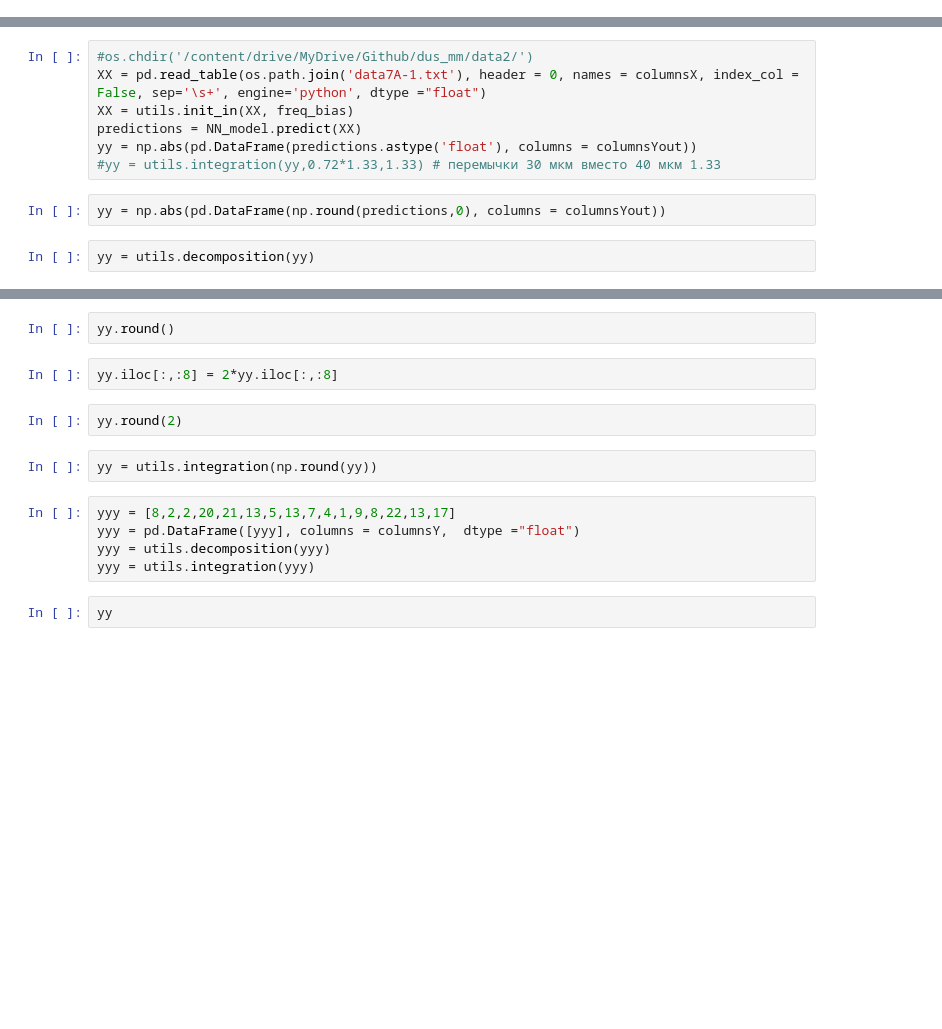
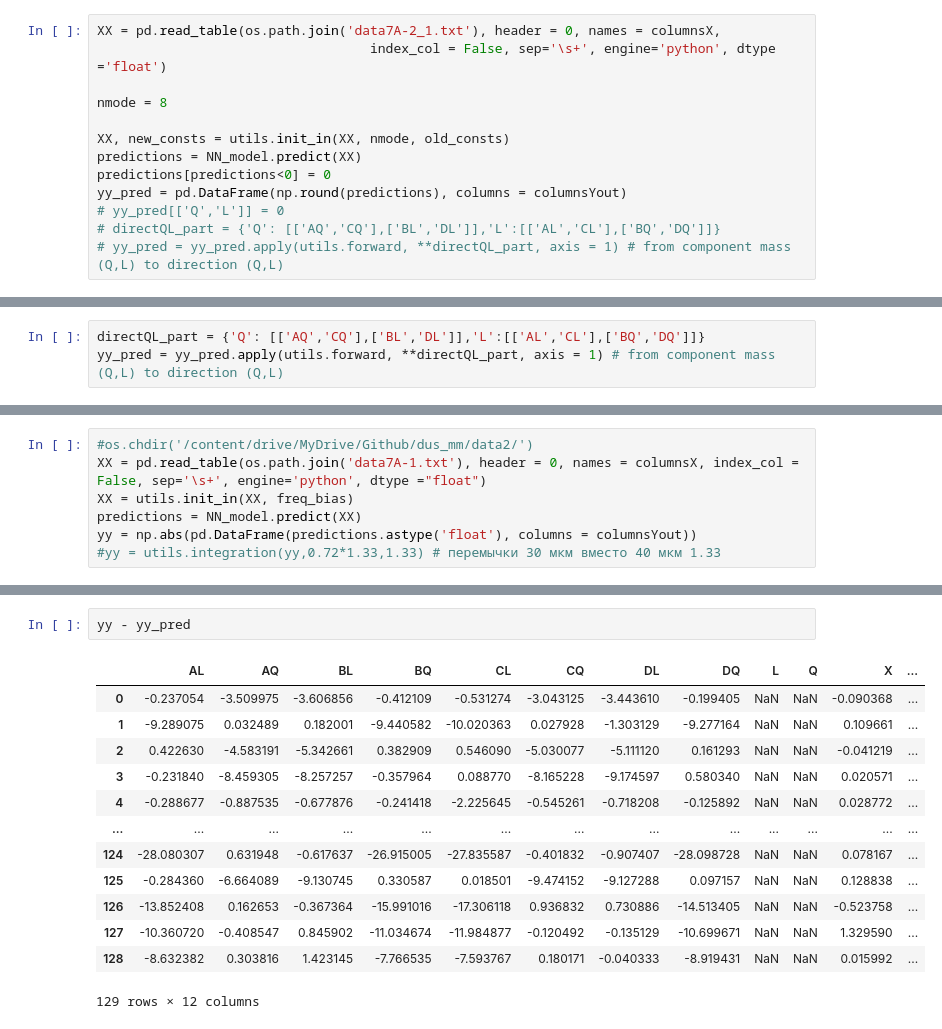
Before and after one commit to maks-tabu/dus_mm, a Jupyter notebook: dus_ml.ipynb, the cells around one changed output, grey strips where cells are left out. Drawn from its saved outputs; the diff is of its cells as text; blank space fills up the shorter version.

```diff
--- a/dus_ml.ipynb
+++ b/dus_ml.ipynb
@@ -215,0 +209,13 @@ yy - y_test
+# %%
+XX = pd.read_table(os.path.join('data7A-2_1.txt'), header = 0, names = columnsX,
+                                   index_col = False, sep='\s+', engine='python', dtype ='float')
+
+nmode = 8
+
+XX, new_consts = utils.init_in(XX, nmode, old_consts)
+predictions = NN_model.predict(XX)
+predictions[predictions<0] = 0
+yy_pred = pd.DataFrame(np.round(predictions), columns = columnsYout)
+# yy_pred[['Q','L']] = 0
+# directQL_part = {'Q': [['AQ','CQ'],['BL','DL']],'L':[['AL','CL'],['BQ','DQ']]}
+# yy_pred = yy_pred.apply(utils.forward, **directQL_part, axis = 1) # from component mass (Q,L) to direction (Q,L)
@@ -215,0 +234,3 @@ yy - y_test
+# %%
+directQL_part = {'Q': [['AQ','CQ'],['BL','DL']],'L':[['AL','CL'],['BQ','DQ']]}
+yy_pred = yy_pred.apply(utils.forward, **directQL_part, axis = 1) # from component mass (Q,L) to direction (Q,L)
@@ -220,7 +260,3 @@ XX = utils.init_in(XX, freq_bias)
 predictions = NN_model.predict(XX)
 yy = np.abs(pd.DataFrame(predictions.astype('float'), columns = columnsYout))
 #yy = utils.integration(yy,0.72*1.33,1.33) # перемычки 30 мкм вместо 40 мкм 1.33
-# %%
-yy = np.abs(pd.DataFrame(np.round(predictions,0), columns = columnsYout))
-# %%
-yy = utils.decomposition(yy)
@@ -239,15 +280,16 @@ np.round(yy)
 # %%
-yy.round()
+yy - yy_pred
+# %% [output]
+|  | AL | AQ | BL | BQ | CL | CQ | DL | DQ | L | Q | X | ... |
+| 0 | -0.237054 | -3.509975 | -3.606856 | -0.412109 | -0.531274 | -3.043125 | -3.443610 | -0.199405 | NaN | NaN | -0.090368 | ... |
+| 1 | -9.289075 | 0.032489 | 0.182001 | -9.440582 | -10.020363 | 0.027928 | -1.303129 | -9.277164 | NaN | NaN | 0.109661 | ... |
+| 2 | 0.422630 | -4.583191 | -5.342661 | 0.382909 | 0.546090 | -5.030077 | -5.111120 | 0.161293 | NaN | NaN | -0.041219 | ... |
+| 3 | -0.231840 | -8.459305 | -8.257257 | -0.357964 | 0.088770 | -8.165228 | -9.174597 | 0.580340 | NaN | NaN | 0.020571 | ... |
+| 4 | -0.288677 | -0.887535 | -0.677876 | -0.241418 | -2.225645 | -0.545261 | -0.718208 | -0.125892 | NaN | NaN | 0.028772 | ... |
+| ... | ... | ... | ... | ... | ... | ... | ... | ... | ... | ... | ... | ... |
+| 124 | -28.080307 | 0.631948 | -0.617637 | -26.915005 | -27.835587 | -0.401832 | -0.907407 | -28.098728 | NaN | NaN | 0.078167 | ... |
+| 125 | -0.284360 | -6.664089 | -9.130745 | 0.330587 | 0.018501 | -9.474152 | -9.127288 | 0.097157 | NaN | NaN | 0.128838 | ... |
+| 126 | -13.852408 | 0.162653 | -0.367364 | -15.991016 | -17.306118 | 0.936832 | 0.730886 | -14.513405 | NaN | NaN | -0.523758 | ... |
+| 127 | -10.360720 | -0.408547 | 0.845902 | -11.034674 | -11.984877 | -0.120492 | -0.135129 | -10.699671 | NaN | NaN | 1.329590 | ... |
+| 128 | -8.632382 | 0.303816 | 1.423145 | -7.766535 | -7.593767 | 0.180171 | -0.040333 | -8.919431 | NaN | NaN | 0.015992 | ... |
+129 rows × 12 columns
-# %%
-yy.iloc[:,:8] = 2*yy.iloc[:,:8]
-# %%
-yy.round(2)
-# %%
-yy = utils.integration(np.round(yy))
-# %%
-yyy = [8,2,2,20,21,13,5,13,7,4,1,9,8,22,13,17]
-yyy = pd.DataFrame([yyy], columns = columnsY,  dtype ="float")
-yyy = utils.decomposition(yyy)
-yyy = utils.integration(yyy)
-# %%
-yy
```
Also changed, not shown: parts of 68 cells of this notebook, 6 other files.
